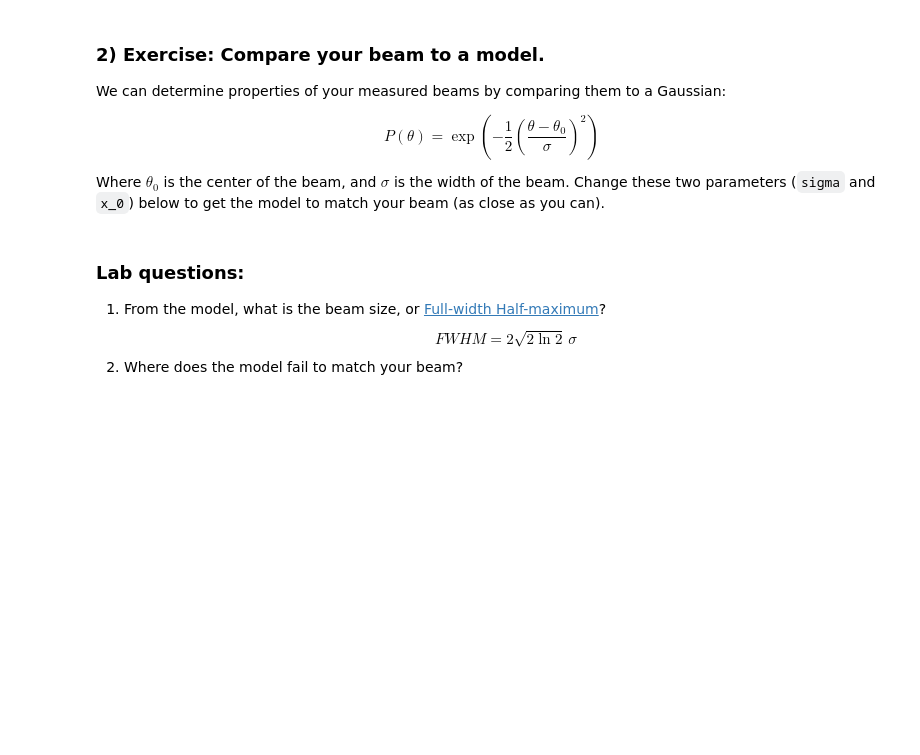
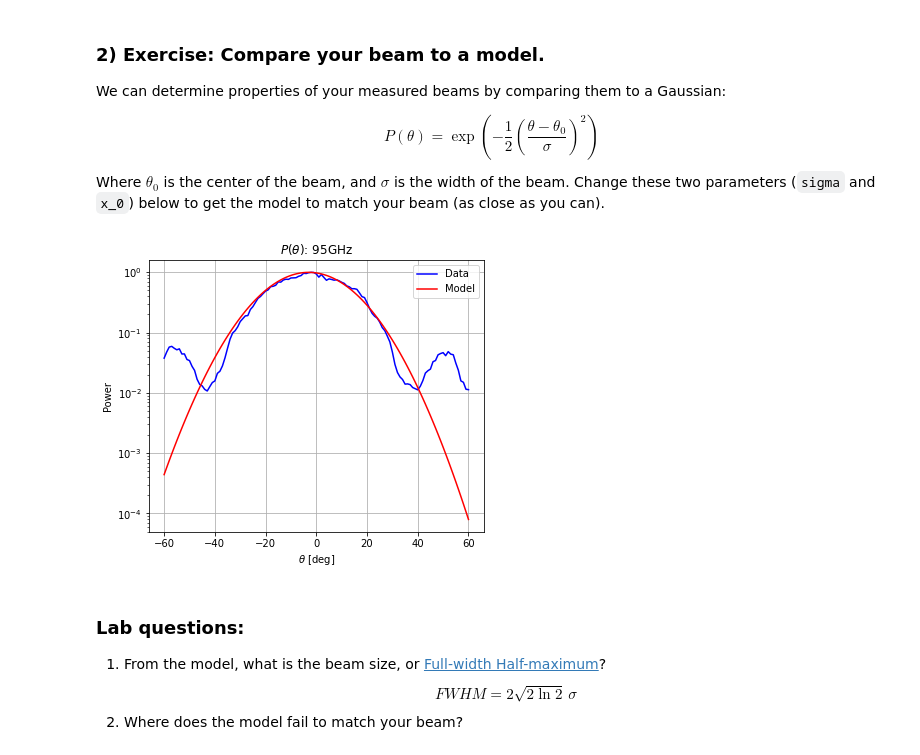
Before and after one commit to McMahonCosmologyGroup/cmbInstrumentSummerSchool, a Jupyter notebook: Notebook1_data_visualization.ipynb, the cells around one changed output. Saved outputs shown, nothing was run; the diff lists cells and outputs as text; code cells hidden in the pictures; blank space fills up the shorter version.

```diff
--- a/Notebook1_data_visualization.ipynb
+++ b/Notebook1_data_visualization.ipynb
@@ -75,26 +75,28 @@ Where $\theta_0$ is the center of the beam, and $\sigma$ is the width of the bea
 # %%
 def gauss(x, mu, sigma):
     """
     Gaussian function
     """
     return np.exp(-((x - mu) ** 2) / (2 * sigma ** 2))
 
 
-sigma = 8  # <-- Your code here
-x_0 = -1  # <-- Your code here
+sigma = 14.5  # <-- Your code here
+x_0 = -3  # <-- Your code here
 
 model = gauss(angles, x_0, sigma)
 
 plt.figure(figsize=(6, 5))
 plt.title(r"$P(\theta)$: " + str(dataParams.frequency) + "GHz")
 plt.plot(angles, beam_power, color="b", label="Data")
 plt.plot(angles, model, color="r", label="Model")
 plt.xlabel(r"$\theta$ [deg]")
 plt.ylabel("Power")
 plt.yscale("log")
 plt.legend()
 plt.grid()
 plt.show()
+# %% [output]
+[figure, added]
 # %% [markdown]
 ### Lab questions:
 1. From the model, what is the beam size, or [Full-width Half-maximum](https://en.wikipedia.org/wiki/Full_width_at_half_maximum)?
```
Also changed, not shown: parts of 5 cells of this notebook, 18 other files.
